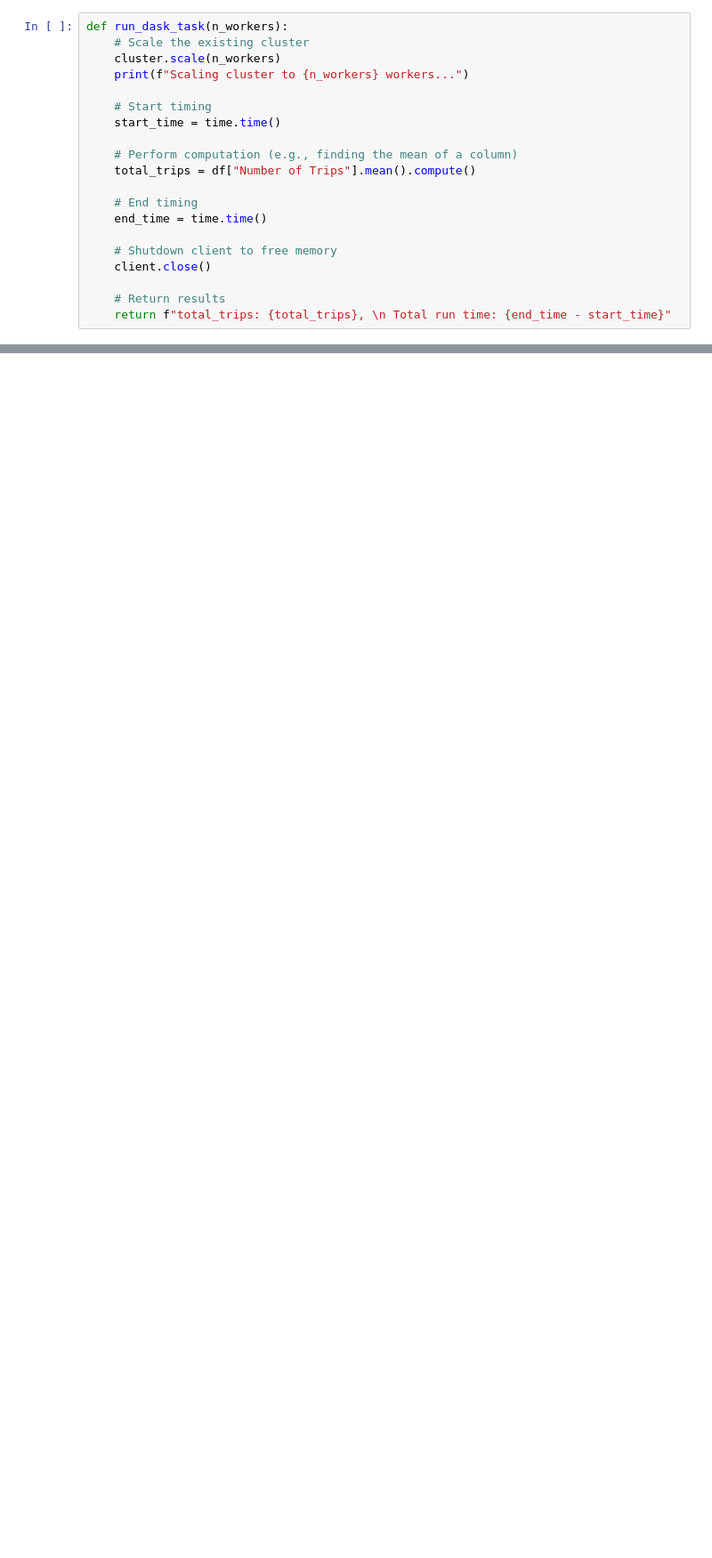
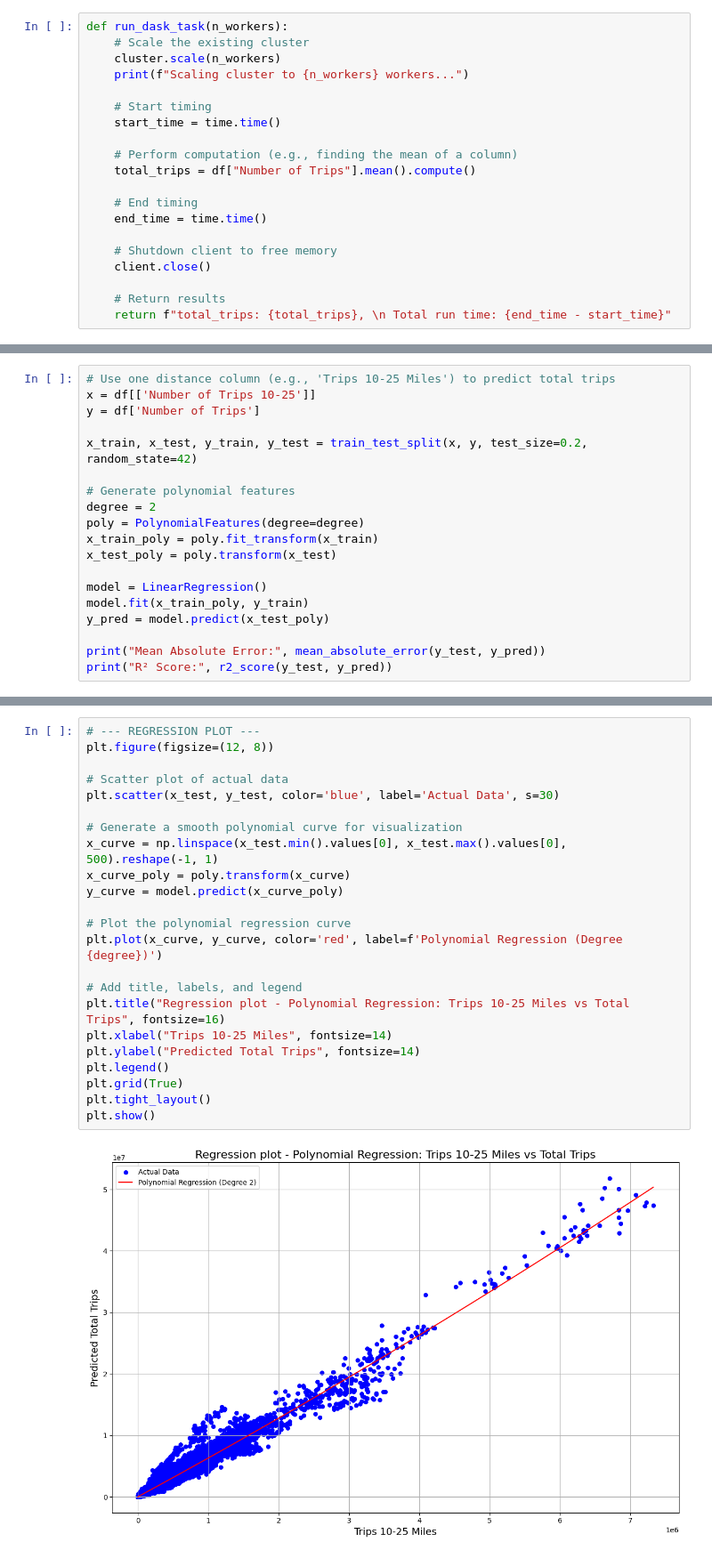
Before and after one commit to SAK-Dev21/Data-Science-Coursework, a Jupyter notebook: testing files/distance-analysis-dataset.ipynb, the cells around one changed output, grey strips where cells are left out. Shown at 89% size. Cells and saved outputs as stored; diff of their text form; blank space fills up the shorter version.

```diff
--- a/testing files/distance-analysis-dataset.ipynb
+++ b/testing files/distance-analysis-dataset.ipynb
@@ -71,0 +168,19 @@ Scaling cluster to 20 workers...
+# %%
+# Use one distance column (e.g., 'Trips 10-25 Miles') to predict total trips
+x = df[['Number of Trips 10-25']]
+y = df['Number of Trips']
+
+x_train, x_test, y_train, y_test = train_test_split(x, y, test_size=0.2, random_state=42)
+
+# Generate polynomial features
+degree = 2
+poly = PolynomialFeatures(degree=degree)
+x_train_poly = poly.fit_transform(x_train)
+x_test_poly = poly.transform(x_test)
+
+model = LinearRegression()
+model.fit(x_train_poly, y_train)
+y_pred = model.predict(x_test_poly)
+
+print("Mean Absolute Error:", mean_absolute_error(y_test, y_pred))
+print("R² Score:", r2_score(y_test, y_pred))
@@ -71,0 +192,25 @@ Scaling cluster to 20 workers...
+# %%
+# --- REGRESSION PLOT ---
+plt.figure(figsize=(12, 8))
+
+# Scatter plot of actual data
+plt.scatter(x_test, y_test, color='blue', label='Actual Data', s=30)
+
+# Generate a smooth polynomial curve for visualization
+x_curve = np.linspace(x_test.min().values[0], x_test.max().values[0], 500).reshape(-1, 1)
+x_curve_poly = poly.transform(x_curve)
+y_curve = model.predict(x_curve_poly)
+
+# Plot the polynomial regression curve
+plt.plot(x_curve, y_curve, color='red', label=f'Polynomial Regression (Degree {degree})')
+
+# Add title, labels, and legend
+plt.title("Regression plot - Polynomial Regression: Trips 10-25 Miles vs Total Trips", fontsize=16)
+plt.xlabel("Trips 10-25 Miles", fontsize=14)
+plt.ylabel("Predicted Total Trips", fontsize=14)
+plt.legend()
+plt.grid(True)
+plt.tight_layout()
+plt.show()
+# %% [output]
+[figure, added]
```
Also changed, not shown: parts of 27 cells of this notebook, 7 other files.
